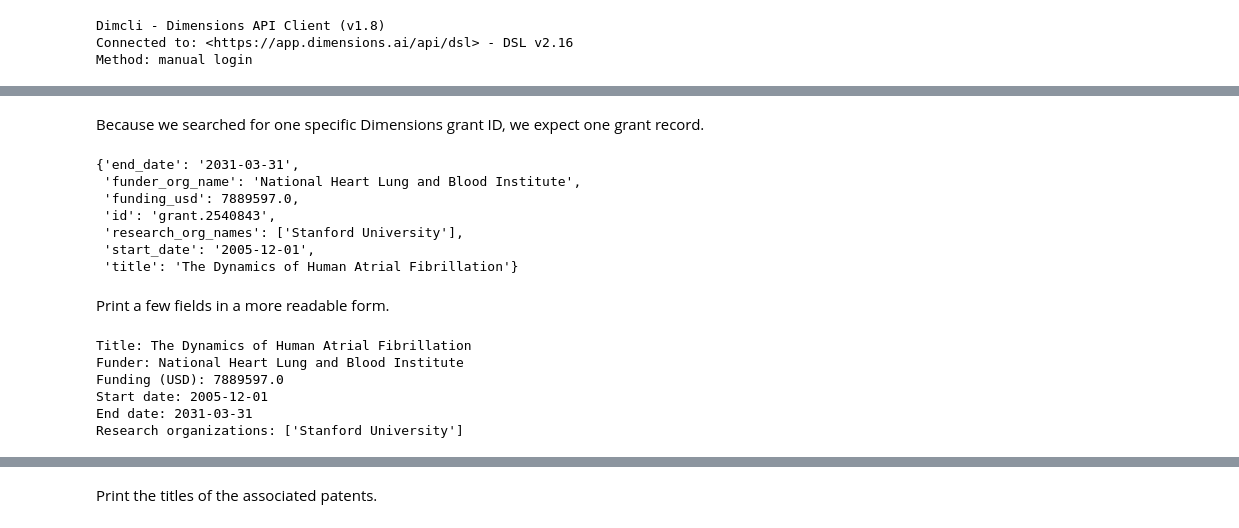
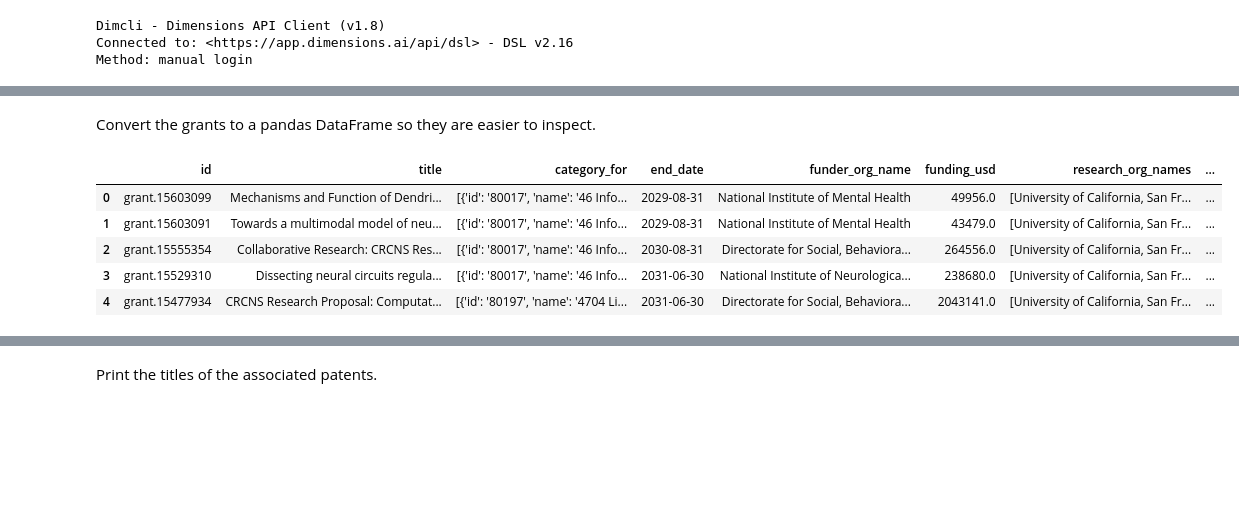
Before and after one commit to geoffswc/Research-Patent-Landscape-Informatics, a Jupyter notebook: Dimensions-Grant-to-Patents.ipynb, the cells around one changed output, grey strips where cells are left out. Drawn from its saved outputs; the diff is of its cells as text; code cells hidden in the pictures; blank space fills up the shorter version.

```diff
--- a/Dimensions-Grant-to-Patents.ipynb
+++ b/Dimensions-Grant-to-Patents.ipynb
@@ -106,30 +129,13 @@ grant_result.grants
-# %% [markdown]
-Because we searched for one specific Dimensions grant ID, we expect one grant record.
-# %%
-grant = grant_result.grants[0]
-
-grant
-# %% [output]
-{'end_date': '2031-03-31',
- 'funder_org_name': 'National Heart Lung and Blood Institute',
- 'funding_usd': 7889597.0,
- 'id': 'grant.2540843',
- 'research_org_names': ['Stanford University'],
- 'start_date': '2005-12-01',
- 'title': 'The Dynamics of Human Atrial Fibrillation'}
-# %% [markdown]
-Print a few fields in a more readable form.
-# %%
-print("Title:", grant.get("title"))
-print("Funder:", grant.get("funder_org_name"))
-print("Funding (USD):", grant.get("funding_usd"))
-print("Start date:", grant.get("start_date"))
-print("End date:", grant.get("end_date"))
-print("Research organizations:", grant.get("research_org_names"))
-# %% [output]
-Title: The Dynamics of Human Atrial Fibrillation
-Funder: National Heart Lung and Blood Institute
-Funding (USD): 7889597.0
-Start date: 2005-12-01
-End date: 2031-03-31
-Research organizations: ['Stanford University']
+# %% [markdown]
+Convert the grants to a pandas DataFrame so they are easier to inspect.
+# %%
+grants_df = grant_result.as_dataframe()
+
+grants_df.head()
+# %% [output]
+|  | id | title | category_for | end_date | funder_org_name | funding_usd | research_org_names | ... |
+| 0 | grant.15603099 | Mechanisms and Function of Dendri... | [{'id': '80017', 'name': '46 Info... | 2029-08-31 | National Institute of Mental Health | 49956.0 | [University of California, San Fr... | ... |
+| 1 | grant.15603091 | Towards a multimodal model of neu... | [{'id': '80017', 'name': '46 Info... | 2029-08-31 | National Institute of Mental Health | 43479.0 | [University of California, San Fr... | ... |
+| 2 | grant.15555354 | Collaborative Research: CRCNS Res... | [{'id': '80017', 'name': '46 Info... | 2030-08-31 | Directorate for Social, Behaviora... | 264556.0 | [University of California, San Fr... | ... |
+| 3 | grant.15529310 | Dissecting neural circuits regula... | [{'id': '80017', 'name': '46 Info... | 2031-06-30 | National Institute of Neurologica... | 238680.0 | [University of California, San Fr... | ... |
+| 4 | grant.15477934 | CRCNS Research Proposal: Computat... | [{'id': '80197', 'name': '4704 Li... | 2031-06-30 | Directorate for Social, Behaviora... | 2043141.0 | [University of California, San Fr... | ... |
```
Also changed, not shown: parts of 49 cells of this notebook.
